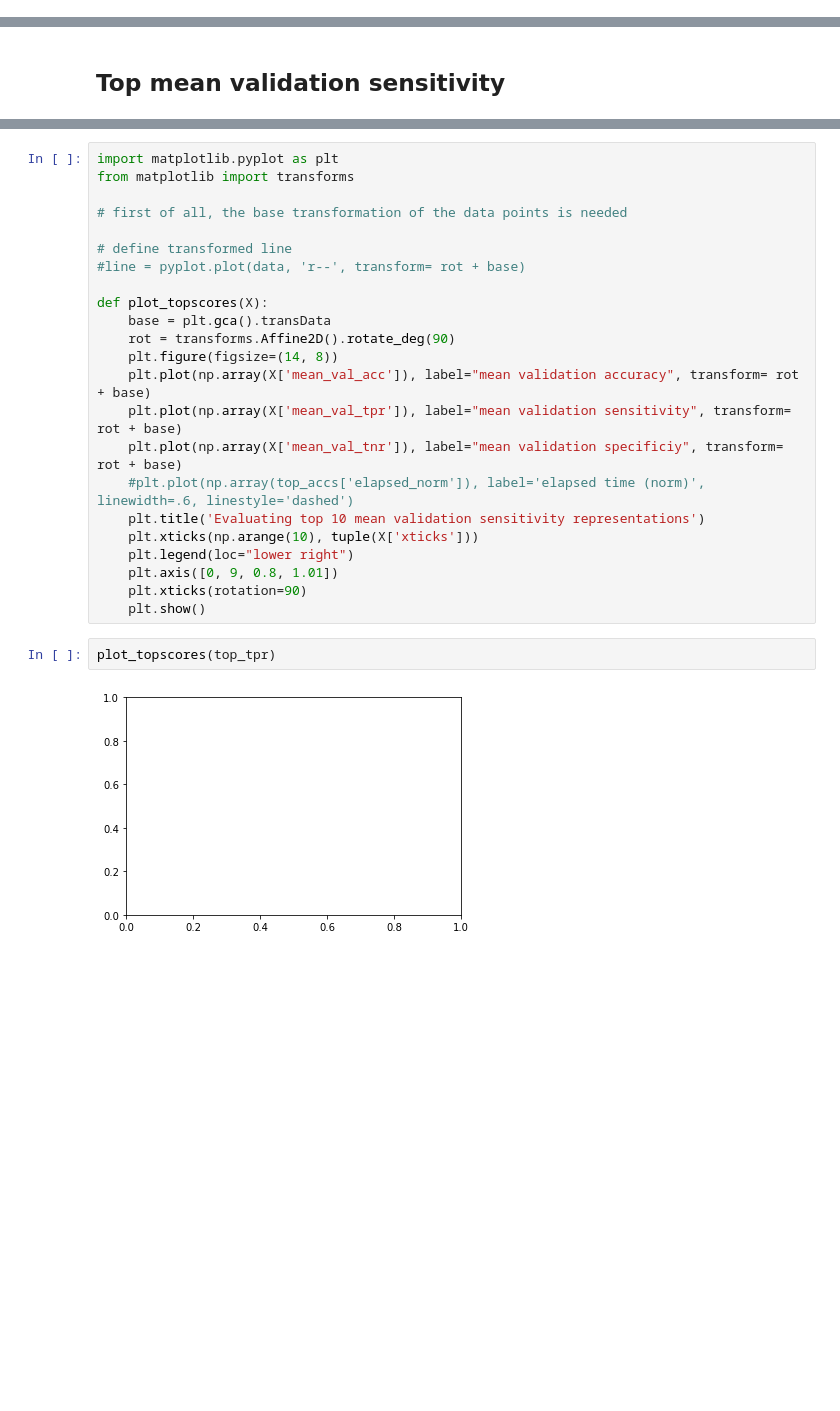
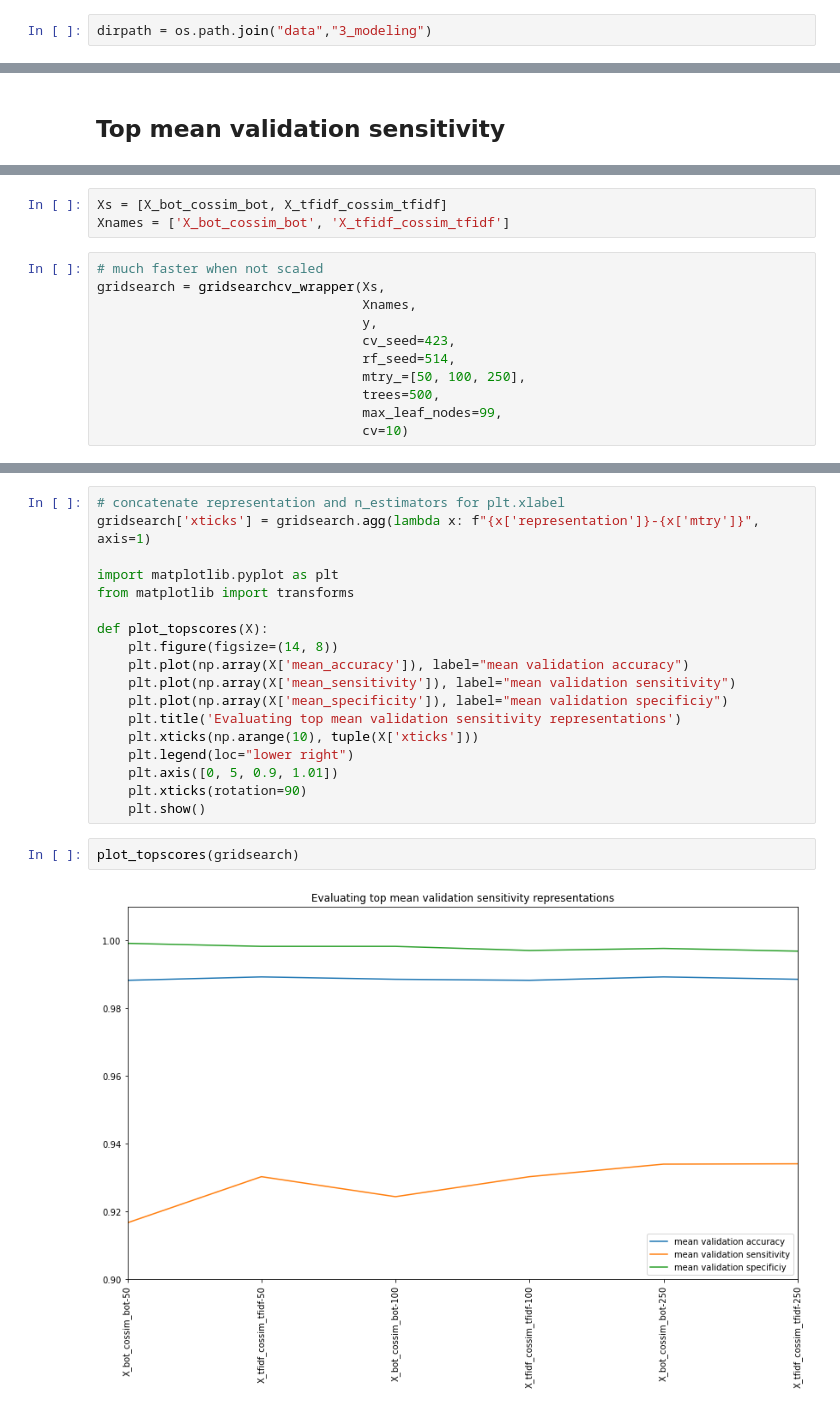
Before and after one commit to BigBangData/NaturalLanguageProcessing, a Jupyter notebook: TextAnalyticsWithR/13_RandomForests_4.ipynb, the cells around one changed output, grey strips where cells are left out. Cells and saved outputs as stored; diff of their text form; blank space fills up the shorter version.

```diff
--- a/TextAnalyticsWithR/13_RandomForests_4.ipynb
+++ b/TextAnalyticsWithR/13_RandomForests_4.ipynb
@@ -36,0 +34,2 @@ Revised on: 2021-01-05
+# %%
+dirpath = os.path.join("data","3_modeling")
@@ -99,0 +294,14 @@ f"{x['representation']}-{x['n_estimators']}-{x['max_depth']}-{x['max_features']}
+# %%
+Xs = [X_bot_cossim_bot, X_tfidf_cossim_tfidf]
+Xnames = ['X_bot_cossim_bot', 'X_tfidf_cossim_tfidf']
+# %%
+# much faster when not scaled
+gridsearch = gridsearchcv_wrapper(Xs,
+                                  Xnames,
+                                  y,
+                                  cv_seed=423,
+                                  rf_seed=514,
+                                  mtry_=[50, 100, 250],
+                                  trees=500,
+                                  max_leaf_nodes=99,
+                                  cv=10)
@@ -100,27 +318,22 @@ f"{x['representation']}-{x['n_estimators']}-{x['max_depth']}-{x['max_features']}
 # %%
+# concatenate representation and n_estimators for plt.xlabel
+gridsearch['xticks'] = gridsearch.agg(lambda x: f"{x['representation']}-{x['mtry']}", axis=1)
+
 import matplotlib.pyplot as plt
 from matplotlib import transforms
 
-# first of all, the base transformation of the data points is needed
-
-# define transformed line
-#line = pyplot.plot(data, 'r--', transform= rot + base)
-
 def plot_topscores(X):
-    base = plt.gca().transData
-    rot = transforms.Affine2D().rotate_deg(90)
     plt.figure(figsize=(14, 8))
-    plt.plot(np.array(X['mean_val_acc']), label="mean validation accuracy", transform= rot + base)
-    plt.plot(np.array(X['mean_val_tpr']), label="mean validation sensitivity", transform= rot + base)
-    plt.plot(np.array(X['mean_val_tnr']), label="mean validation specificiy", transform= rot + base)
-    #plt.plot(np.array(top_accs['elapsed_norm']), label='elapsed time (norm)', linewidth=.6, linestyle='dashed')
-    plt.title('Evaluating top 10 mean validation sensitivity representations')
+    plt.plot(np.array(X['mean_accuracy']), label="mean validation accuracy")
+    plt.plot(np.array(X['mean_sensitivity']), label="mean validation sensitivity")
+    plt.plot(np.array(X['mean_specificity']), label="mean validation specificiy")
+    plt.title('Evaluating top mean validation sensitivity representations')
     plt.xticks(np.arange(10), tuple(X['xticks']))
     plt.legend(loc="lower right")
-    plt.axis([0, 9, 0.8, 1.01])
+    plt.axis([0, 5, 0.9, 1.01])
     plt.xticks(rotation=90)
     plt.show()
 # %%
-plot_topscores(top_tpr)
+plot_topscores(gridsearch)
 # %% [output]
-[figure, old version]
+[figure, new version]
```
Also changed, not shown: parts of 33 cells of this notebook, 2 other files.
